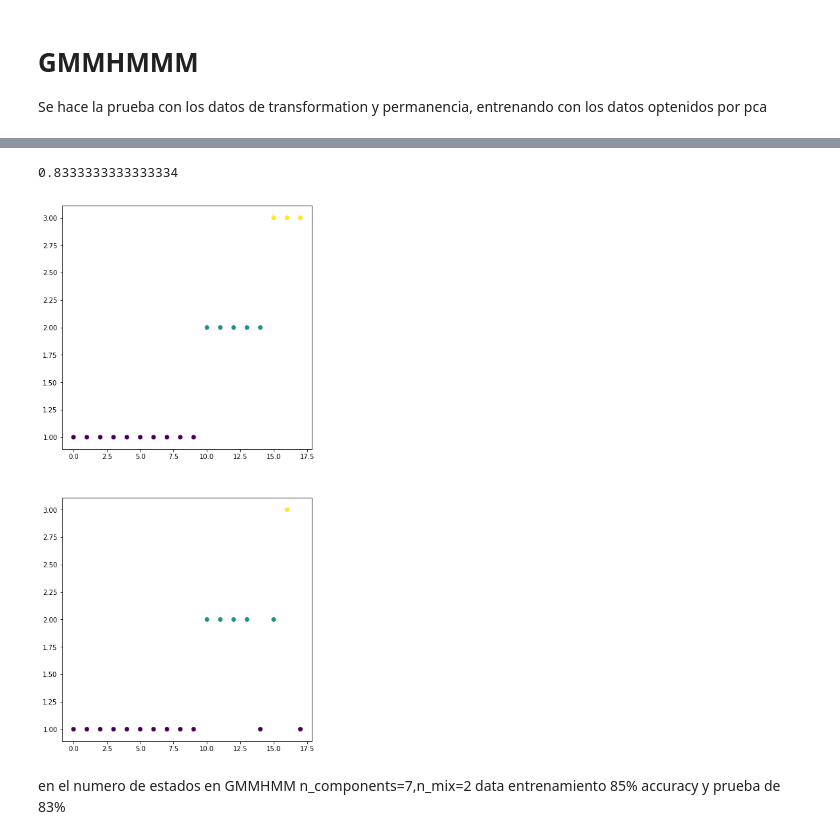
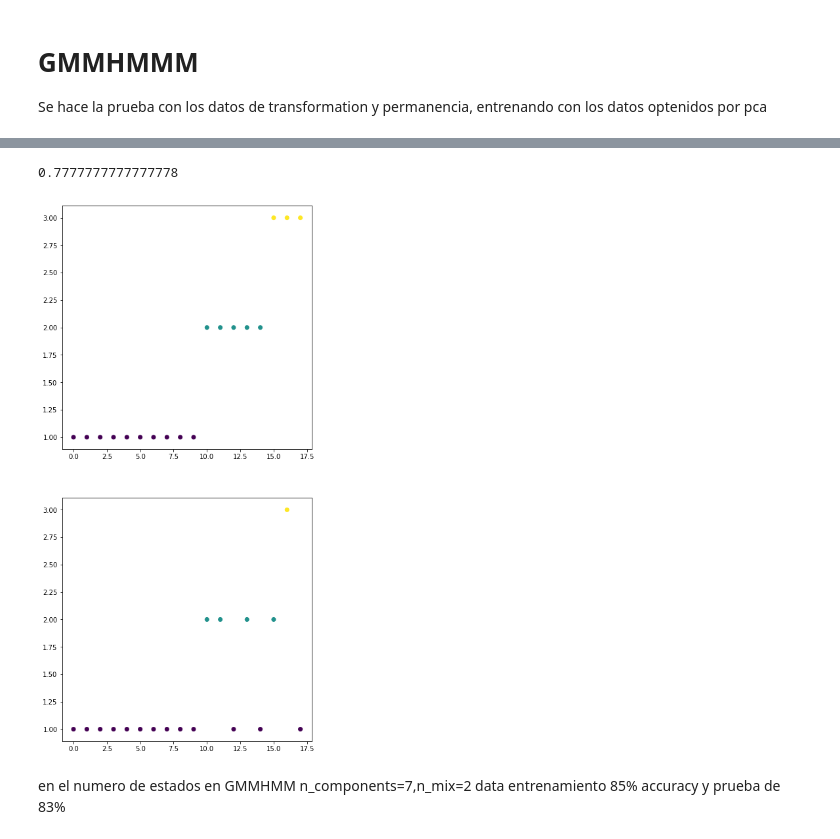
Before and after one commit to David9203/SUP, a Jupyter notebook: GMMHMM/bolivarrms.ipynb, the cells around one changed output, grey strips where cells are left out. Saved outputs shown, nothing was run; the diff lists cells and outputs as text; code cells hidden in the pictures.

```diff
--- a/GMMHMM/bolivarrms.ipynb
+++ b/GMMHMM/bolivarrms.ipynb
@@ -1083,8 +1170,10 @@ from sklearn.metrics.cluster import homogeneity_score
 
 
 #for i in range(1, 20):
+
+x=d
 model = SpectralClustering(n_clusters=12, n_init=10)
-labels = model.fit_predict(dataprofe)
+labels = model.fit_predict(x)
 accuracyS= accuracy_score(yp,labels)
     #accuracyyt[i]= accuracy_score(labels,yt)
     #accmoreclus[i]=homogeneity_score(labels,yt)
@@ -1226,7 +1412,7 @@ from sklearn.mixture import GaussianMixture as GMM
 accuracyGMM=np.zeros(20)
 accuracyGMMyt=np.zeros(20)
 for i in range(1, 20):
-    gmm = GMM(n_components=6,tol=1e-10).fit(finalDf)
+    gmm = GMM(n_components=13,tol=1e-10).fit(finalDf)
     labels = gmm.predict(finalDf)
     accuracyGMM[i]=accuracy_score(labels,yp)
 
@@ -1300,7 +1626,7 @@ Se hace la prueba con los datos de transformation y permanencia, entrenando con
 ##con permanencia
 from hmmlearn import hmm
 
-modelhm=hmm.GMMHMM(n_components=7,n_mix=2)
+modelhm=hmm.GMMHMM(n_components=8,n_mix=2,covariance_type="spherical")
 modelhm.fit(dataprofe)
 labels = modelhm.predict(dataprofe)
 #        gmm = GMM(n_components=j).fit(principalf)
@@ -1327,22 +1654,27 @@ plt.show()
 # %%
+from sklearn.metrics import accuracy_score
+
 newlist = []
 
 for item in labels:
     #print(item)
     if item == 0  :
-        item = 1
+        item = 2
     elif item == 1  :
-        item = 3
+        item = 2
     elif item == 2  :
         item = 1
     elif item == 3  :
-        item = 2
+        item = 3
     elif item == 4  :
         item = 1
     elif item == 5  :
         item = 1
     elif item == 6  :
-        item = 2
+        item = 1
+    elif item == 7  :
+        item = 1
+
         #print(item)
     newlist.append(item)
 newlist;
@@ -1370,39 +1700,41 @@ labels = modelhm.predict(dataprofeprueba)
 
 newlist = []
 
 for item in labels:
     #print(item)
     if item == 0  :
-        item = 1
+        item = 2
     elif item == 1  :
-        item = 3
+        item = 2
     elif item == 2  :
         item = 1
     elif item == 3  :
-        item = 2
+        item = 3
     elif item == 4  :
         item = 1
     elif item == 5  :
         item = 1
     elif item == 6  :
-        item = 2
+        item = 1
+    elif item == 7  :
+        item = 1
         #print(item)
     newlist.append(item)
 newlist;
 print(accuracy_score(ypruebaP,newlist))
 
 fig = plt.figure(figsize=(15,15))
 ax = fig.add_subplot(2,2,1)
 x=np.arange(dataprofeprueba.shape[0])
 y=yp
 
 img = ax.scatter(x, ypruebaP, c=ypruebaP, cmap=plt.viridis())
 axx = fig.add_subplot(2,2,3)
 img = axx.scatter(x, newlist, c=newlist, cmap=plt.viridis())
 plt.show()
 # %% [output]
-0.8333333333333334
+0.7777777777777778
-[figure, old version]
+[figure, new version]
 # %% [markdown]
 en el numero de estados en GMMHMM n_components=7,n_mix=2 data entrenamiento 85% accuracy y prueba de 83%
 # %%
```
Also changed, not shown: parts of 82 cells of this notebook.
